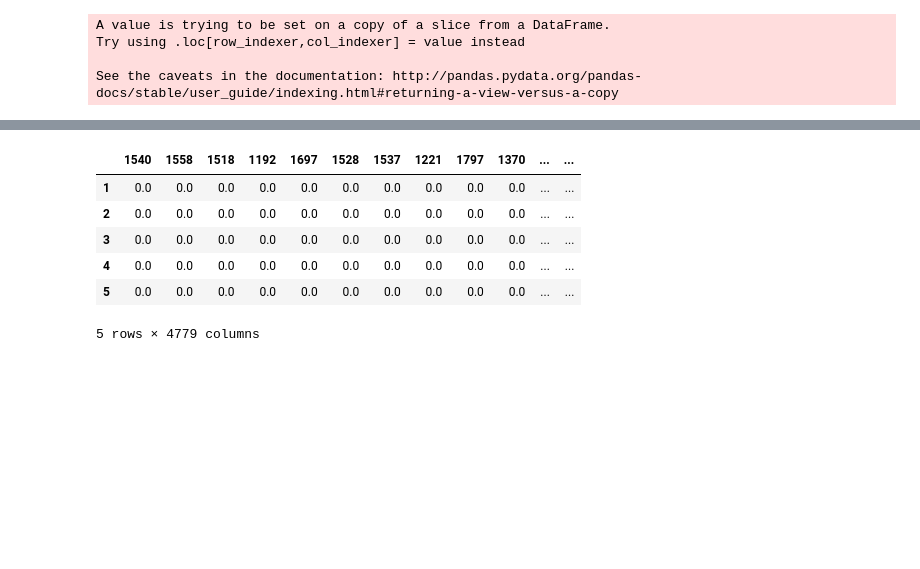
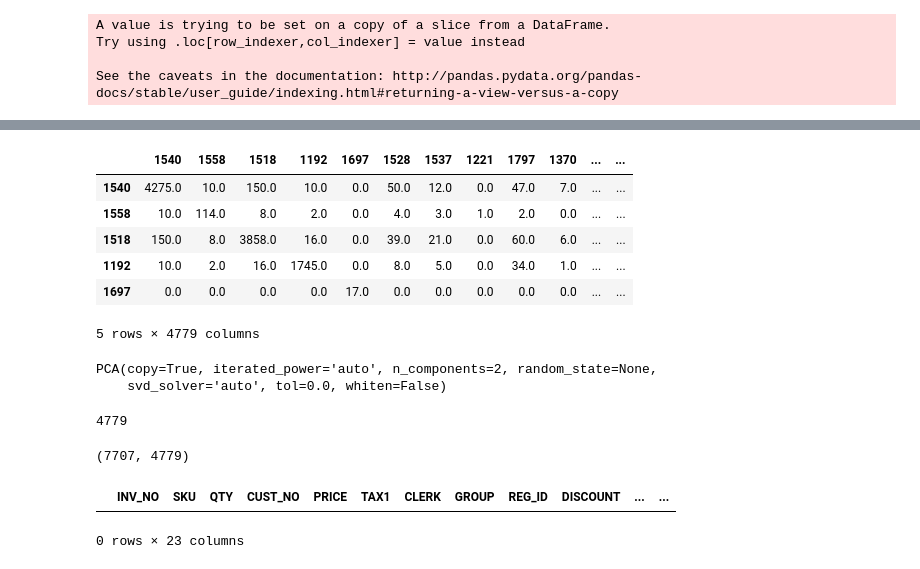
Before and after one commit to SarahMBurgart/reading_the_leaves, a Jupyter notebook: predicting_shopping_carts.ipynb, the cells around one changed output, grey strips where cells are left out. Saved outputs shown, nothing was run; the diff lists cells and outputs as text; code cells hidden in the pictures; blank space fills up the shorter version.

```diff
--- a/predicting_shopping_carts.ipynb
+++ b/predicting_shopping_carts.ipynb
@@ -22,7 +24,4 @@ invnos = df2.INV_NO.unique()
 # %%
 #df3 = pd.get_dummies(df2, columns=["SKU"])
 new_df = pd.DataFrame(np.zeros([402055, 4779]), columns = skus, index = invnos)
-# %%
-#new_df.loc[0, "1540"]
-new_df.loc["403076", "1556"] = 1
 # %%
@@ -37,5 +29,5 @@ v_smol
 # %%
-for idx, row in df.iloc[:200, :].iterrows():
+for idx, row in df2.iterrows():
     i = row.INV_NO
     sku = row.SKU
     new_df.loc[i,sku] = 1
@@ -42,10 +36,19 @@ for idx, row in df.iloc[:200, :].iterrows():
+# %%
+arr = new_df
+# %%
+mat = pd.DataFrame(index=arr.columns)
+for each in arr.columns:
+    ss = arr[arr[each] == 1]
+    num = ss.shape[0]
+    count = ss.sum(axis=0)
+    mat[each] = count
 # %%
-new_df.head()
+mat.head()
 # %% [output]
 |  | 1540 | 1558 | 1518 | 1192 | 1697 | 1528 | 1537 | 1221 | 1797 | 1370 | ... | ... |
-| 1 | 0.0 | 0.0 | 0.0 | 0.0 | 0.0 | 0.0 | 0.0 | 0.0 | 0.0 | 0.0 | ... | ... |
-| 2 | 0.0 | 0.0 | 0.0 | 0.0 | 0.0 | 0.0 | 0.0 | 0.0 | 0.0 | 0.0 | ... | ... |
-| 3 | 0.0 | 0.0 | 0.0 | 0.0 | 0.0 | 0.0 | 0.0 | 0.0 | 0.0 | 0.0 | ... | ... |
-| 4 | 0.0 | 0.0 | 0.0 | 0.0 | 0.0 | 0.0 | 0.0 | 0.0 | 0.0 | 0.0 | ... | ... |
-| 5 | 0.0 | 0.0 | 0.0 | 0.0 | 0.0 | 0.0 | 0.0 | 0.0 | 0.0 | 0.0 | ... | ... |
+| 1540 | 4275.0 | 10.0 | 150.0 | 10.0 | 0.0 | 50.0 | 12.0 | 0.0 | 47.0 | 7.0 | ... | ... |
+| 1558 | 10.0 | 114.0 | 8.0 | 2.0 | 0.0 | 4.0 | 3.0 | 1.0 | 2.0 | 0.0 | ... | ... |
+| 1518 | 150.0 | 8.0 | 3858.0 | 16.0 | 0.0 | 39.0 | 21.0 | 0.0 | 60.0 | 6.0 | ... | ... |
+| 1192 | 10.0 | 2.0 | 16.0 | 1745.0 | 0.0 | 8.0 | 5.0 | 0.0 | 34.0 | 1.0 | ... | ... |
+| 1697 | 0.0 | 0.0 | 0.0 | 0.0 | 17.0 | 0.0 | 0.0 | 0.0 | 0.0 | 0.0 | ... | ... |
 5 rows × 4779 columns
@@ -94,0 +73,6 @@ from sklearn.cluster iport KMEAns
+# %%
+pca = PCA(n_components=2)
+pca.fit(mat)
+# %% [output]
+PCA(copy=True, iterated_power='auto', n_components=2, random_state=None,
+    svd_solver='auto', tol=0.0, whiten=False)
@@ -94,0 +81,4 @@ from sklearn.cluster iport KMEAns
+# %%
+len(pca.components_[0])
+# %% [output]
+4779
@@ -94,0 +87,10 @@ from sklearn.cluster iport KMEAns
+# %%
+len(df.DESC.unique()), len(df.SKU.unique())
+# %% [output]
+(7707, 4779)
+# %%
+lst = ['6', '198', '385', '505', '969']
+df.loc[df["SKU"].isin(lst)]
+# %% [output]
+|  | INV_NO | SKU | QTY | CUST_NO | PRICE | TAX1 | CLERK | GROUP | REG_ID | DISCOUNT | ... | ... |
+0 rows × 23 columns
```
Also changed, not shown: parts of 16 cells of this notebook.
